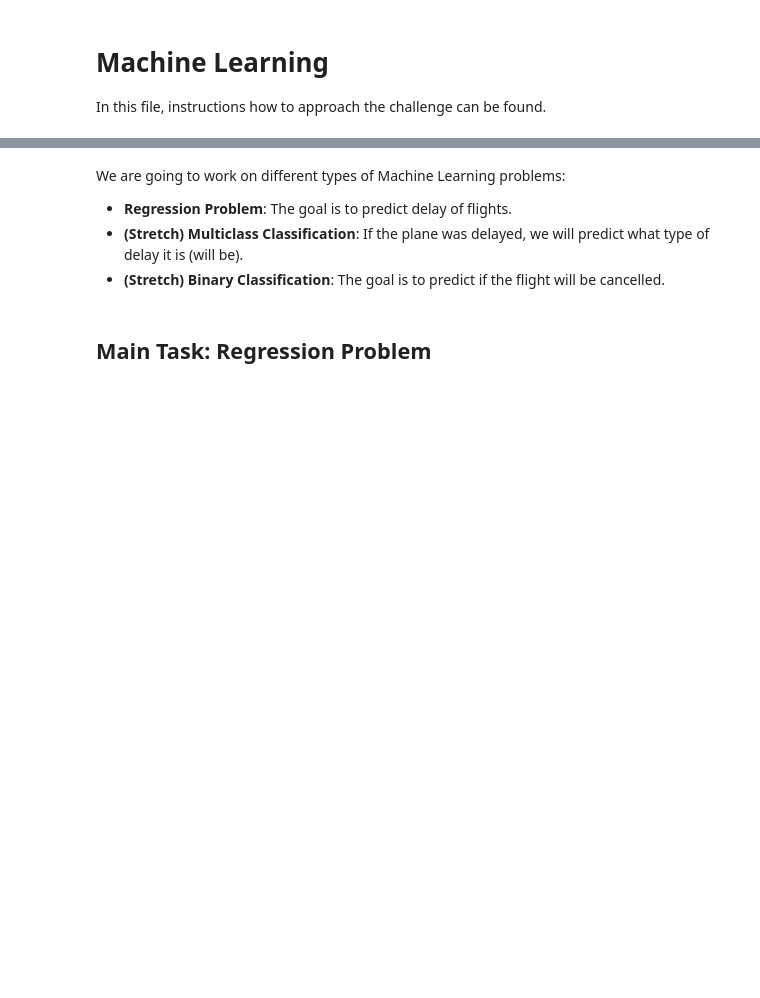
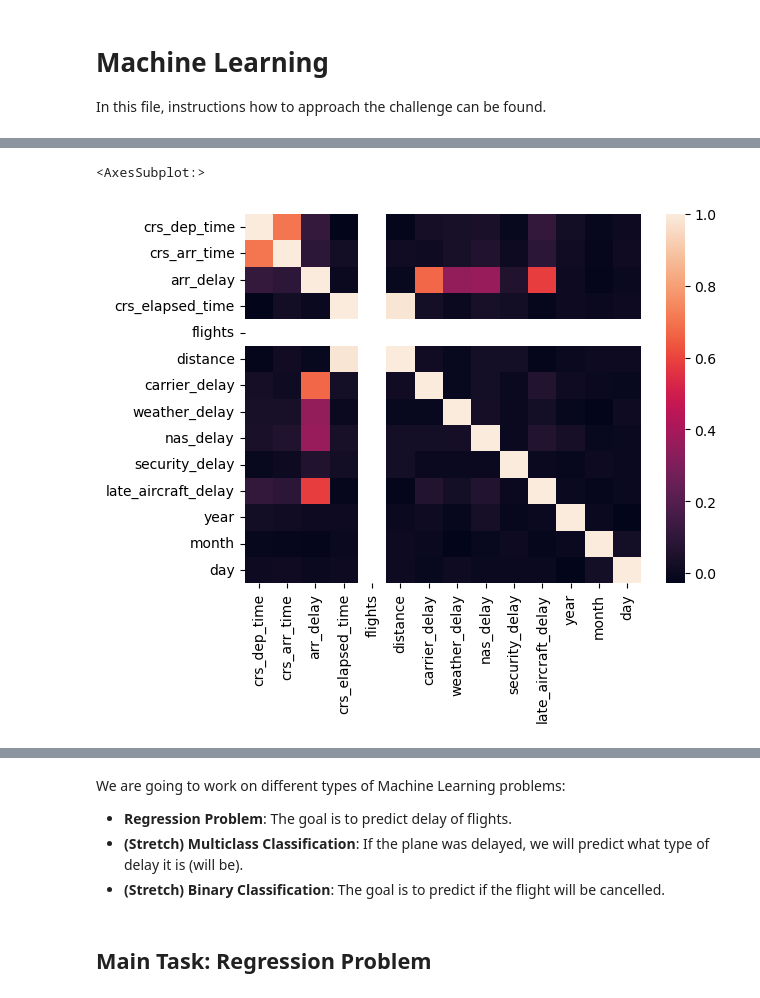
Before and after one commit to BRCanada/Flight-Delay-Prediction, a Jupyter notebook: modeling-BR.ipynb, the cells around one changed output, grey strips where cells are left out. Cells and saved outputs as stored; diff of their text form; code cells hidden in the pictures; blank space fills up the shorter version.

```diff
--- a/modeling-BR.ipynb
+++ b/modeling-BR.ipynb
@@ -4,0 +80,11 @@ In this file, instructions how to approach the challenge can be found.
+# %%
+flights_M0.fillna(0, inplace = True)
+# %%
+#split date into three cols
+import datetime as dt
+flights_M0['year'] = flights_M0['fl_date'].dt.year
+# %%
+flights_M0['month'] = flights_M0['fl_date'].dt.month
+flights_M0['day'] = flights_M0['fl_date'].dt.day
+# %%
+flights_M0.drop(['fl_date'],axis = 1, inplace = True)
@@ -4,0 +106,5 @@ In this file, instructions how to approach the challenge can be found.
+# %%
+sns.heatmap(flights_M0.corr())
+# %% [output]
+<AxesSubplot:>
+[figure, added]
```
Also changed, not shown: parts of 35 cells of this notebook.
